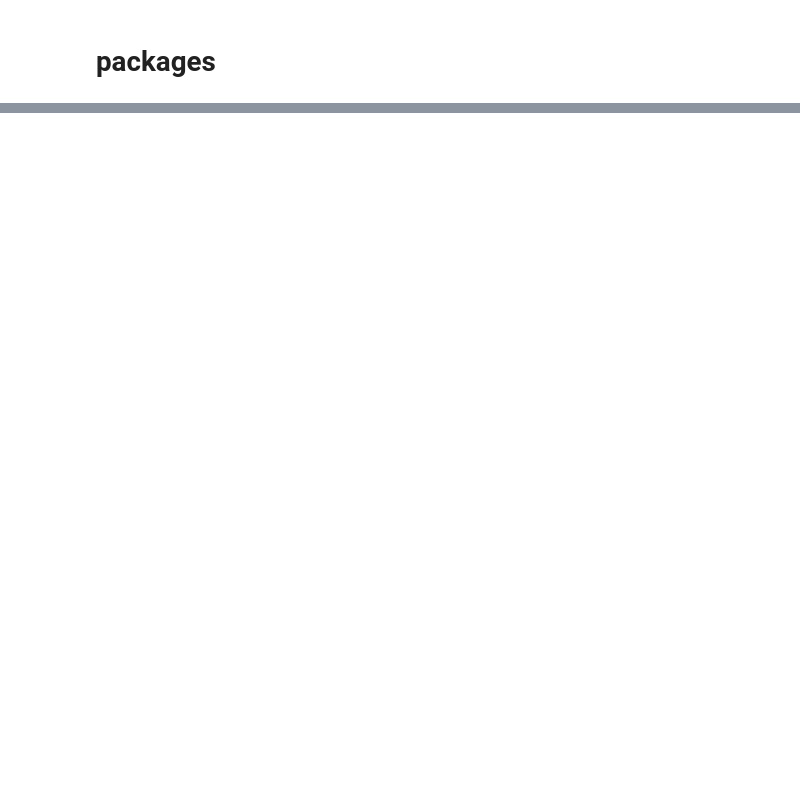
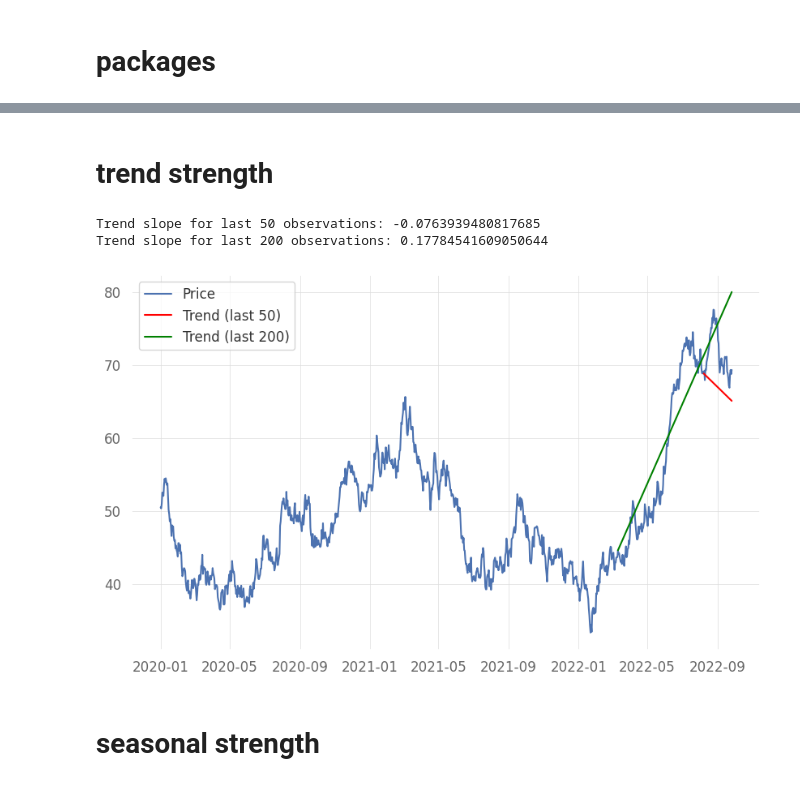
Before and after one commit to jklen/cataclysmic_alpha, a Jupyter notebook: experiment_notebooks/hhhl_ml1_backtest_analysis.ipynb, the cells around one changed output, grey strips where cells are left out. Saved outputs shown, nothing was run; the diff lists cells and outputs as text; code cells hidden in the pictures; blank space fills up the shorter version.

```diff
--- a/experiment_notebooks/hhhl_ml1_backtest_analysis.ipynb
+++ b/experiment_notebooks/hhhl_ml1_backtest_analysis.ipynb
@@ -62 +69,61 @@ df_transformed
 6 rows × 57 columns
+# %% [markdown]
+# trend strength
+# %%
+import pandas as pd
+import numpy as np
+from scipy.stats import linregress
+import matplotlib.pyplot as plt
+
+# Example: Creating a sample time series data (you can replace this with your stock data)
+dates = pd.date_range(start='2020-01-01', periods=1000, freq='D')
+np.random.seed(42)
+price_data = 50 + np.random.normal(0, 1, len(dates)).cumsum()
+
+# Create a DataFrame with the dates and prices
+df_test = pd.DataFrame({'Date': dates, 'Price': price_data})
+df_test.set_index('Date', inplace=True)
+
+# Function to calculate the trend slope over the last 'window_size' observations
+def calculate_trend_slope(train_start, train_end, test_start, test_end, window_size):
+    series = pd.read_csv('../outputs_hhhl_ml1/before_good26_rest/ORCL/df_price.csv', index = 'Date')['Adj Close']
+    if len(series) < window_size:
+        raise ValueError(f"Series length is less than the window size {window_size}")
+
+    # Extract the last 'window_size' observations
+    y = series[-window_size:]
+    x = np.arange(len(y))  # Time indices
+
+    # Perform linear regression to calculate slope
+    slope, intercept, r_value, p_value, std_err = linregress(x, y)
+
+    return slope
+
+# Calculate the slope for different window sizes
+window_50 = calculate_trend_slope(df_test['Price'], window_size=50)
+window_200 = calculate_trend_slope(df_test['Price'], window_size=200)
+
+print(f"Trend slope for last 50 observations: {window_50}")
+print(f"Trend slope for last 200 observations: {window_200}")
+
+# Plot the data and trend line
+plt.plot(df_test.index, df_test['Price'], label='Price')
+
+# Overlay the trend line for the last 50 observations
+x_50 = np.arange(50)
+y_trend_50 = window_50 * x_50 + df_test['Price'][-50].mean()  # Adjust to match the series' mean
+plt.plot(df_test.index[-50:], y_trend_50, color='red', label='Trend (last 50)')
+
+# Overlay the trend line for the last 200 observations
+x_200 = np.arange(200)
+y_trend_200 = window_200 * x_200 + df_test['Price'][-200].mean()  # Adjust to match the series' mean
+plt.plot(df_test.index[-200:], y_trend_200, color='green', label='Trend (last 200)')
+
+plt.legend()
+plt.show()
+# %% [output]
+Trend slope for last 50 observations: -0.0763939480817685
+Trend slope for last 200 observations: 0.17784541609050644
+[figure, added]
+# %% [markdown]
+# seasonal strength
```
Also changed, not shown: parts of 42 cells of this notebook, 23 other files.
